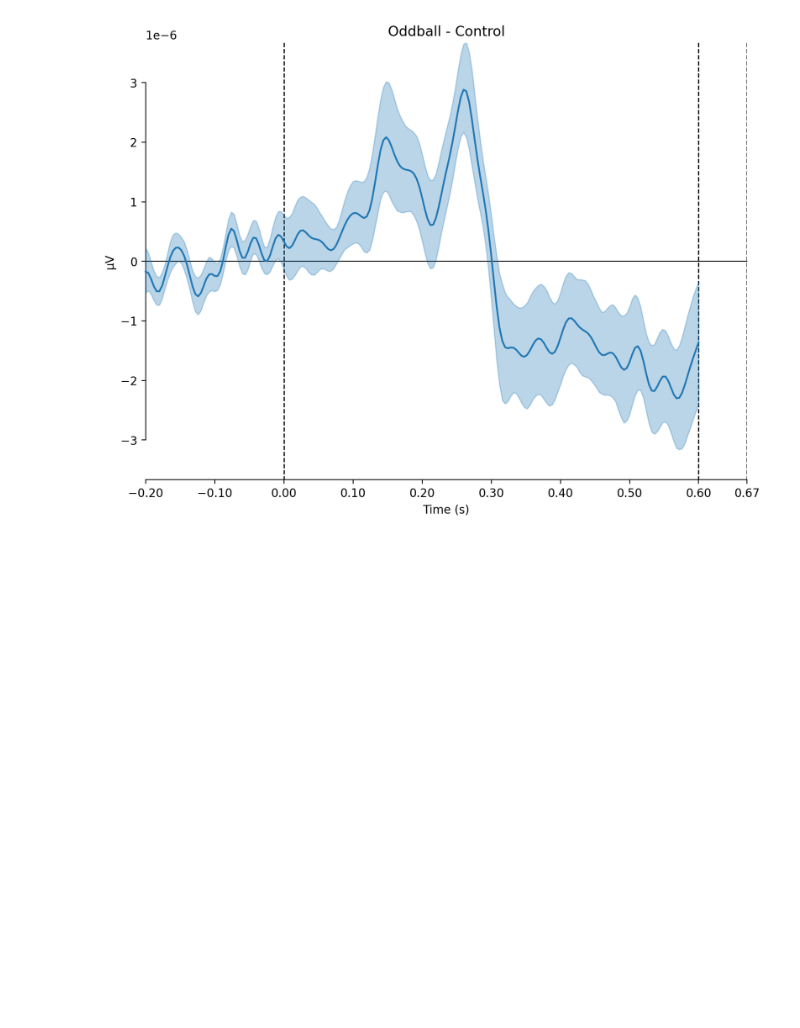
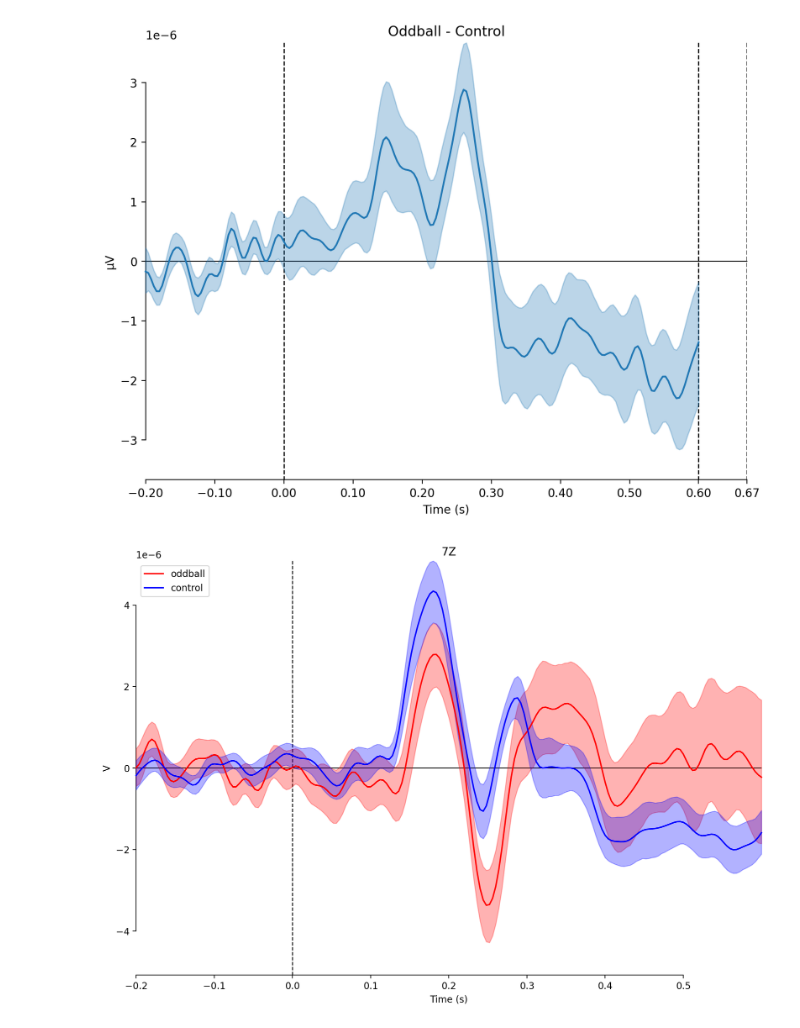
Before and after one commit to ovi-lab/EEG-oddball-task, a Jupyter notebook: src/main.ipynb, the cells around one changed output. Drawn from its saved outputs; the diff is of its cells as text; code cells hidden in the pictures; blank space fills up the shorter version.

Commit message:
ERP by block into participants

```diff
--- a/src/main.ipynb
+++ b/src/main.ipynb
@@ -145,3 +130,45 @@ mne.viz.plot_compare_evokeds({contrast:diff_waves},
 plt.show()
 # %% [output]
 [figure]
+# %%
+# read group evokeds
+
+oddball_list = []
+control_list = []
+
+for pnum in (1, 3, 4, 5, 7, 8, 9, 10, 11, 12, 14):
+    raw = analysis.processing.loadData(pnum)
+
+    # preprocessig
+    raw = analysis.processing.preprocessing(raw)
+    epochs, event_dict = analysis.processing.eventEpocshByBlocks(raw)
+
+    for bnum in (0, 1, 2):
+        block = "b" + str(bnum)
+
+        oddball = epochs[f"oddball & block == '{block}'"].average()
+        control = epochs[f"control & block == '{block}'"].average()
+        oddball_list.append(oddball)
+        control_list.append(control)
+
+
+
+title= "ERP"
+roi =['7Z']
+
+evokeds = dict(
+    oddball=  oddball_list,
+    control= control_list,
+)
+# %%
+#plot evokeds at 0.9 CI
+fig, ax = plt.subplots()
+mne.viz.plot_compare_evokeds(evokeds, picks= roi, ci = 0.9 ,
+                             styles = {"oddball": {"color" :'red'},
+                                       "control":{"color": 'blue'}},
+                                       show =False, axes = ax )
+ax.set_ylabel("V")
+
+plt.show()
+# %% [output]
+[figure, added]
```
Also changed, not shown: parts of 2 cells of this notebook, 1 other file.
